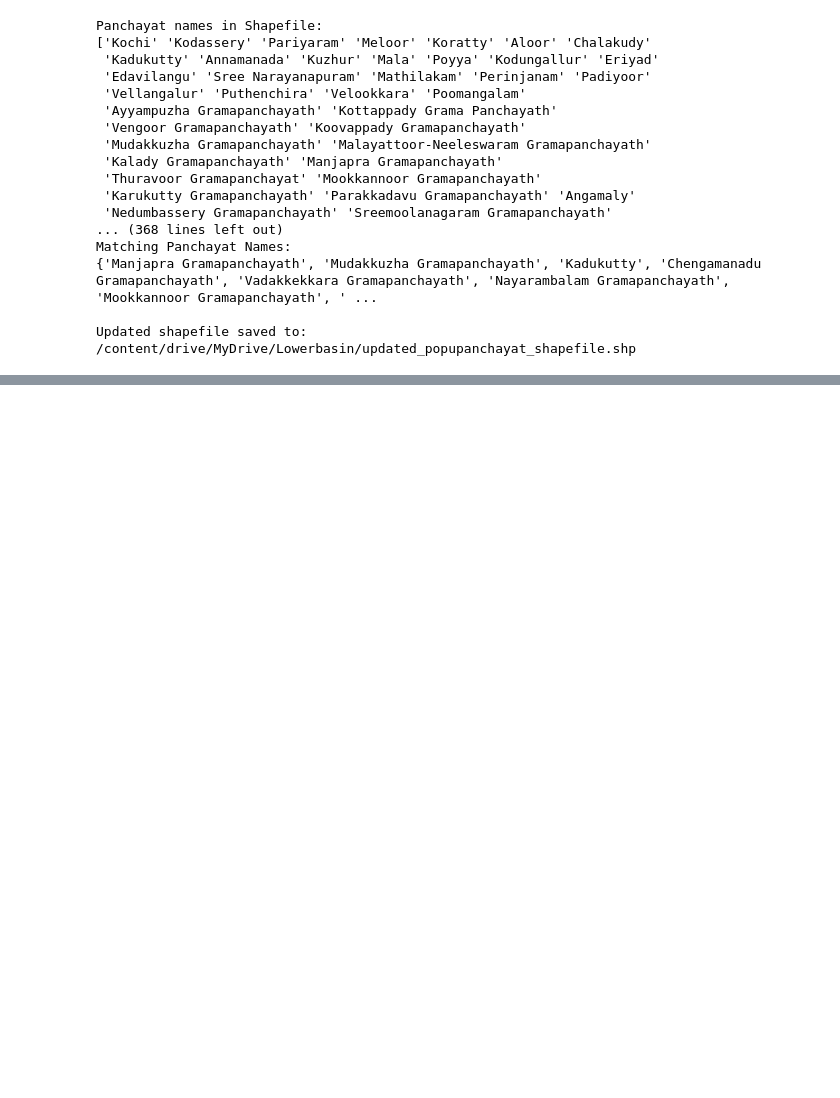
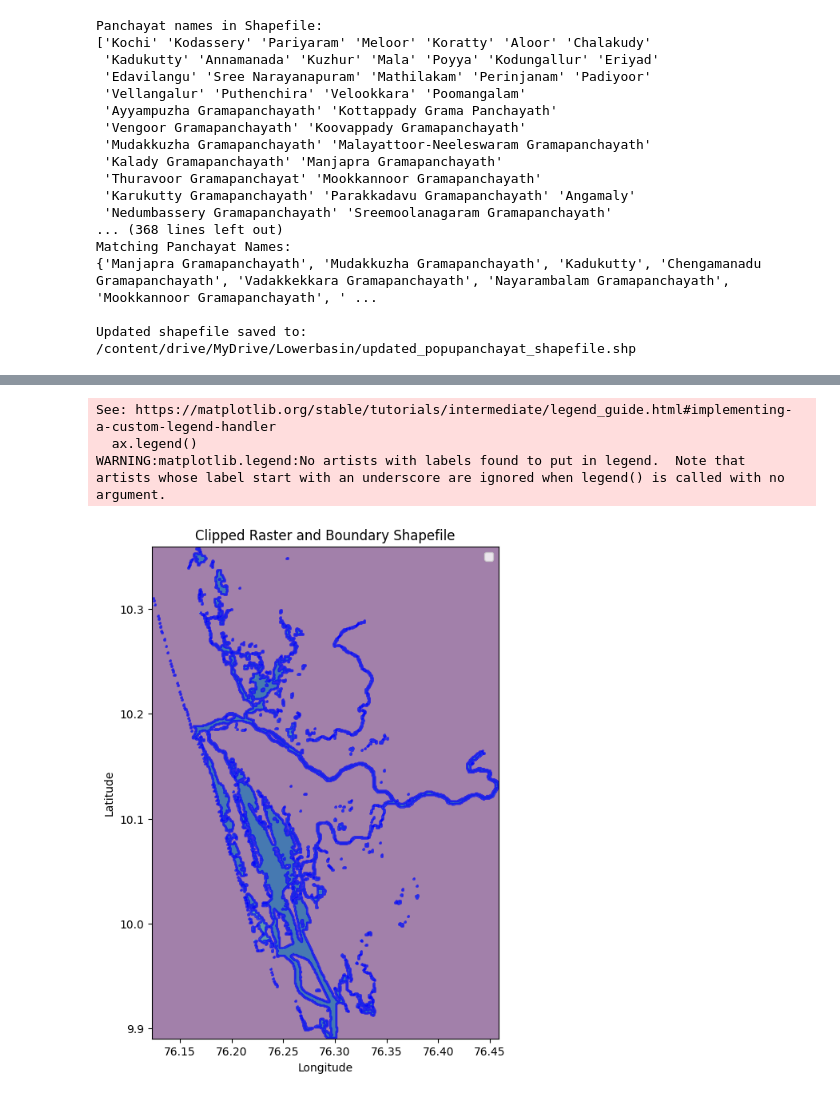
Before and after one commit to COS-IT-FLOWS/Impacts, a Jupyter notebook: population.ipynb, the cells around one changed output, grey strips where cells are left out. Saved outputs shown, nothing was run; the diff lists cells and outputs as text; code cells hidden in the pictures; blank space fills up the shorter version.

```diff
--- a/population.ipynb
+++ b/population.ipynb
@@ -605,0 +1058,48 @@ Updated shapefile saved to: /content/drive/MyDrive/Lowerbasin/updated_popupancha
+# %%
+import rasterio
+import geopandas as gpd
+import matplotlib.pyplot as plt
+
+def load_and_display(clipped_raster_path, boundary_shp_path):
+    # Load the clipped raster
+    with rasterio.open(clipped_raster_path) as src:
+        clipped_raster = src.read(1)  # Read the first band
+        raster_transform = src.transform  # Get the transform for the raster
+
+    # Load the boundary shapefile
+    boundary = gpd.read_file(boundary_shp_path)
+
+    # Create a figure and axis
+    fig, ax = plt.subplots(figsize=(12, 8))
+
+    # Plot the clipped raster
+    rasterio.plot.show(clipped_raster, transform=raster_transform, ax=ax, cmap='viridis', alpha=0.5)
+
+    # Plot the boundary shapefile
+    boundary.plot(ax=ax, edgecolor='blue', linewidth=2, label='Boundary', alpha=0.7)
+
+    # Set the title and labels
+    ax.set_title("Clipped Raster and Boundary Shapefile")
+    ax.set_xlabel("Longitude")
+    ax.set_ylabel("Latitude")
+
+    # Set the background color to transparent
+    ax.set_facecolor('none')  # Set the axis background to transparent
+
+    # Add a legend
+    ax.legend()
+
+    # Show the plot
+    plt.show()
+
+# Example usage
+clipped_raster_path = "/content/drive/MyDrive/Lowerbasin/EXTRACTED_FILES/clipped_population_1.0.tif"  # Path to the clipped raster
+boundary_shp_path = "/content/drive/MyDrive/Lowerbasin/EXTRACTED_FILES/1.0poly_lower.shp"  # Path to the boundary shapefile
+
+# Call the function to load and display
+load_and_display(clipped_raster_path, boundary_shp_path)
+# %% [output]
+See: https://matplotlib.org/stable/tutorials/intermediate/legend_guide.html#implementing-a-custom-legend-handler
+  ax.legend()
+WARNING:matplotlib.legend:No artists with labels found to put in legend.  Note that artists whose label start with an underscore are ignored when legend() is called with no argument.
+[figure, added]
```
Also changed, not shown: parts of 5 cells of this notebook.
